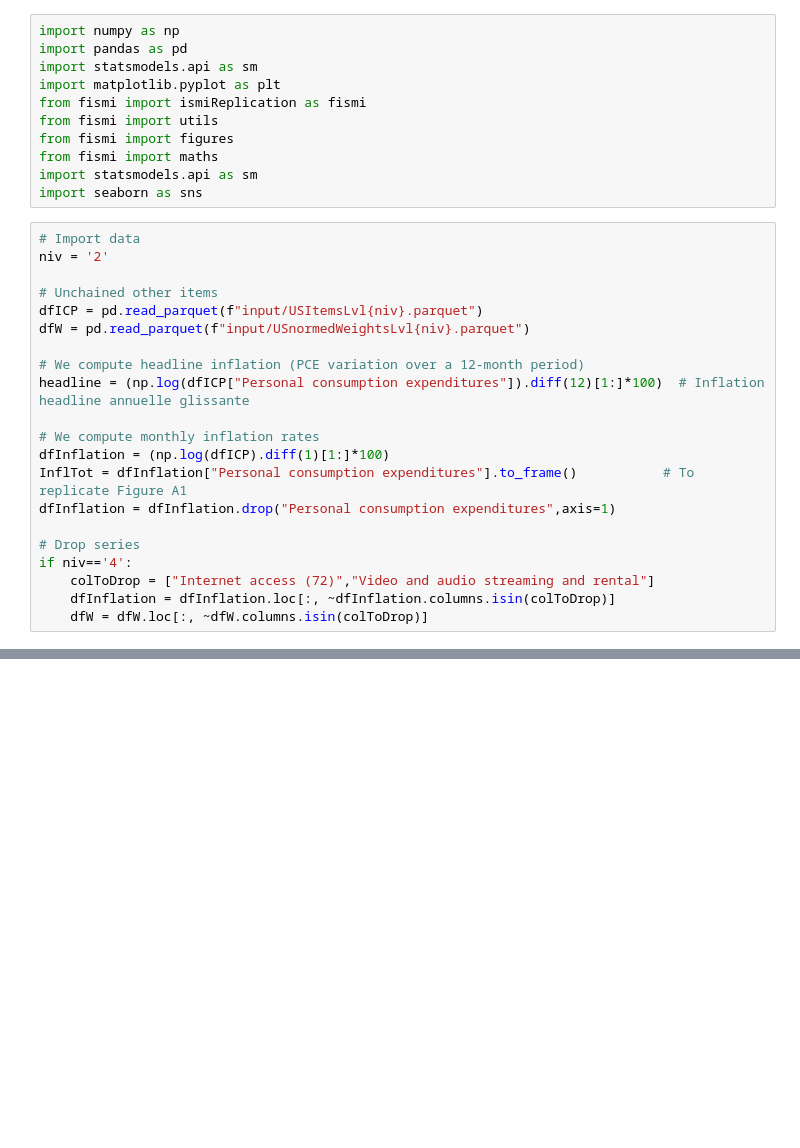
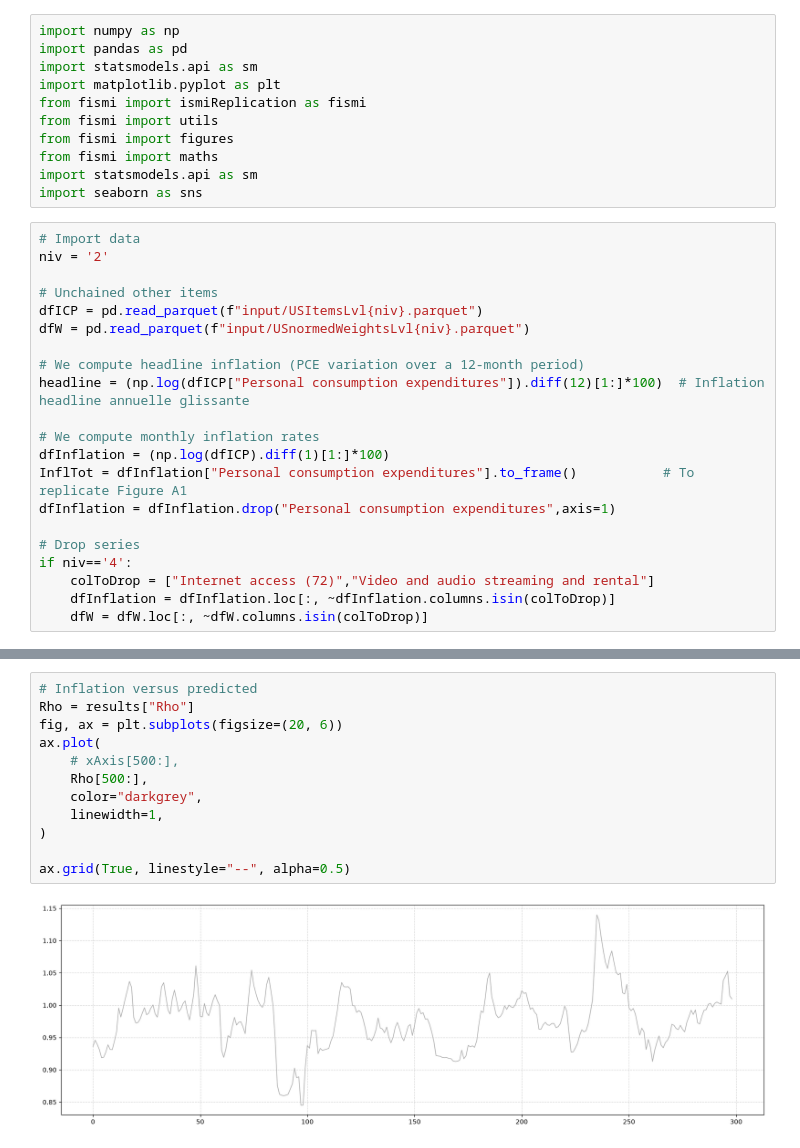
Before and after one commit to Lea-Gosselin/ismi-index, a Jupyter notebook: StateSpaceUS.ipynb, the cells around one changed output, grey strips where cells are left out. Cells and saved outputs as stored; diff of their text form; blank space fills up the shorter version.

```diff
--- a/StateSpaceUS.ipynb
+++ b/StateSpaceUS.ipynb
@@ -121,0 +163,14 @@ plt.show()
+# %%
+# Inflation versus predicted
+Rho = results["Rho"]
+fig, ax = plt.subplots(figsize=(20, 6))
+ax.plot(
+    # xAxis[500:],
+    Rho[500:],
+    color="darkgrey",
+    linewidth=1,
+)
+
+ax.grid(True, linestyle="--", alpha=0.5)
+# %% [output]
+[figure, added]
```
Also changed, not shown: parts of 9 cells of this notebook, 1 other file.
